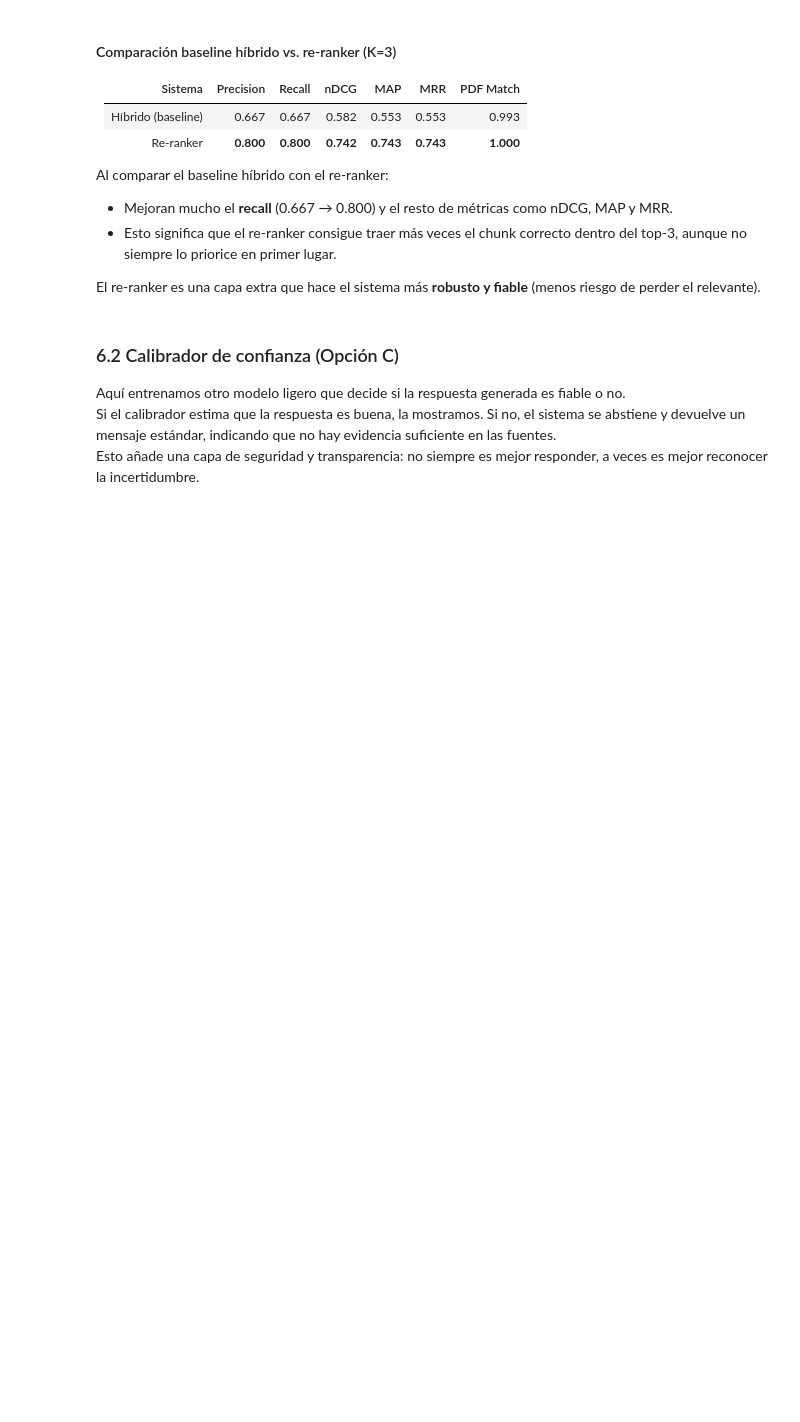
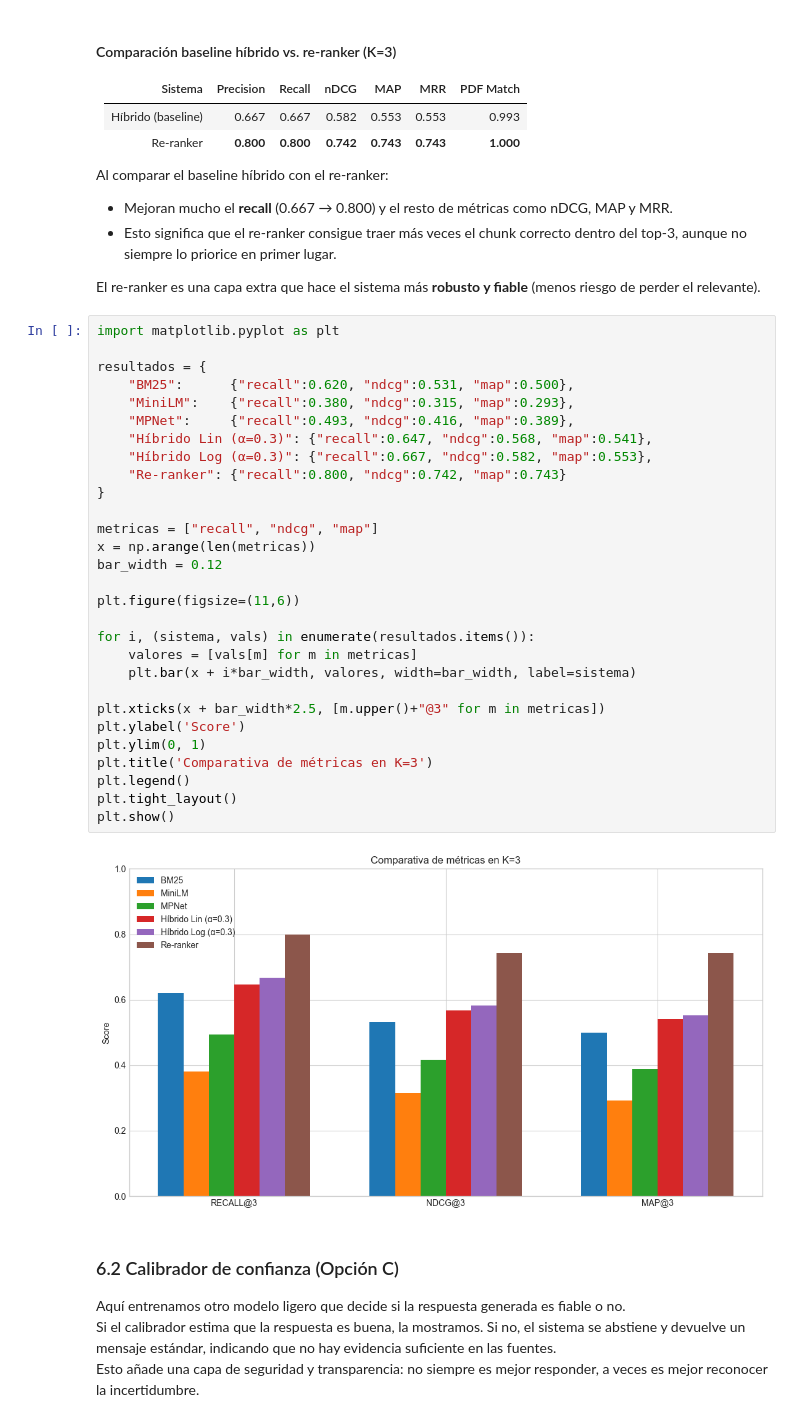
Before and after one commit to alexmoratar/TFM_RAG_NOR, a Jupyter notebook: notebooks/05_RAG_Generation_TFM_RAG_NOR.ipynb, the cells around one changed output. Saved outputs shown, nothing was run; the diff lists cells and outputs as text; blank space fills up the shorter version.

```diff
--- a/notebooks/05_RAG_Generation_TFM_RAG_NOR.ipynb
+++ b/notebooks/05_RAG_Generation_TFM_RAG_NOR.ipynb
@@ -1191,6 +1191,37 @@ Al comparar el baseline híbrido con el re-ranker:
 - Esto significa que el re-ranker consigue traer más veces el chunk correcto dentro del top-3, aunque no siempre lo priorice en primer lugar.
 
 El re-ranker es una capa extra que hace el sistema más **robusto y fiable** (menos riesgo de perder el relevante).
+# %%
+import matplotlib.pyplot as plt
+
+resultados = {
+    "BM25":      {"recall":0.620, "ndcg":0.531, "map":0.500},
+    "MiniLM":    {"recall":0.380, "ndcg":0.315, "map":0.293},
+    "MPNet":     {"recall":0.493, "ndcg":0.416, "map":0.389},
+    "Híbrido Lin (α=0.3)": {"recall":0.647, "ndcg":0.568, "map":0.541},
+    "Híbrido Log (α=0.3)": {"recall":0.667, "ndcg":0.582, "map":0.553},
+    "Re-ranker": {"recall":0.800, "ndcg":0.742, "map":0.743}
+}
+
+metricas = ["recall", "ndcg", "map"]
+x = np.arange(len(metricas))
+bar_width = 0.12
+
+plt.figure(figsize=(11,6))
+
+for i, (sistema, vals) in enumerate(resultados.items()):
+    valores = [vals[m] for m in metricas]
+    plt.bar(x + i*bar_width, valores, width=bar_width, label=sistema)
+
+plt.xticks(x + bar_width*2.5, [m.upper()+"@3" for m in metricas])
+plt.ylabel('Score')
+plt.ylim(0, 1)
+plt.title('Comparativa de métricas en K=3')
+plt.legend()
+plt.tight_layout()
+plt.show()
+# %% [output]
+[figure, added]
 # %% [markdown]
 ### 6.2 Calibrador de confianza (Opción C)
 Aquí entrenamos otro modelo ligero que decide si la respuesta generada es fiable o no.
```
Also changed, not shown: 1 other file.
